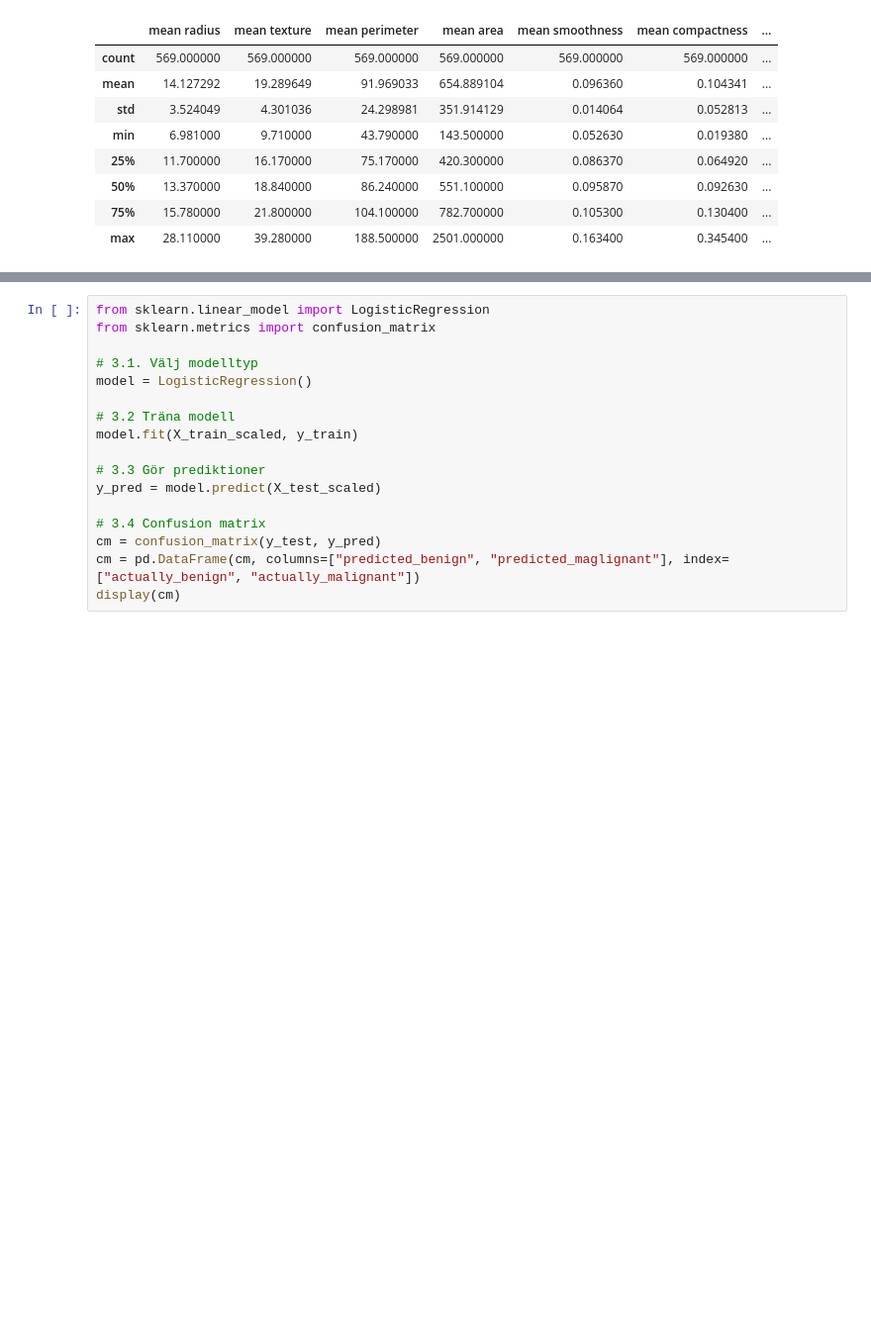
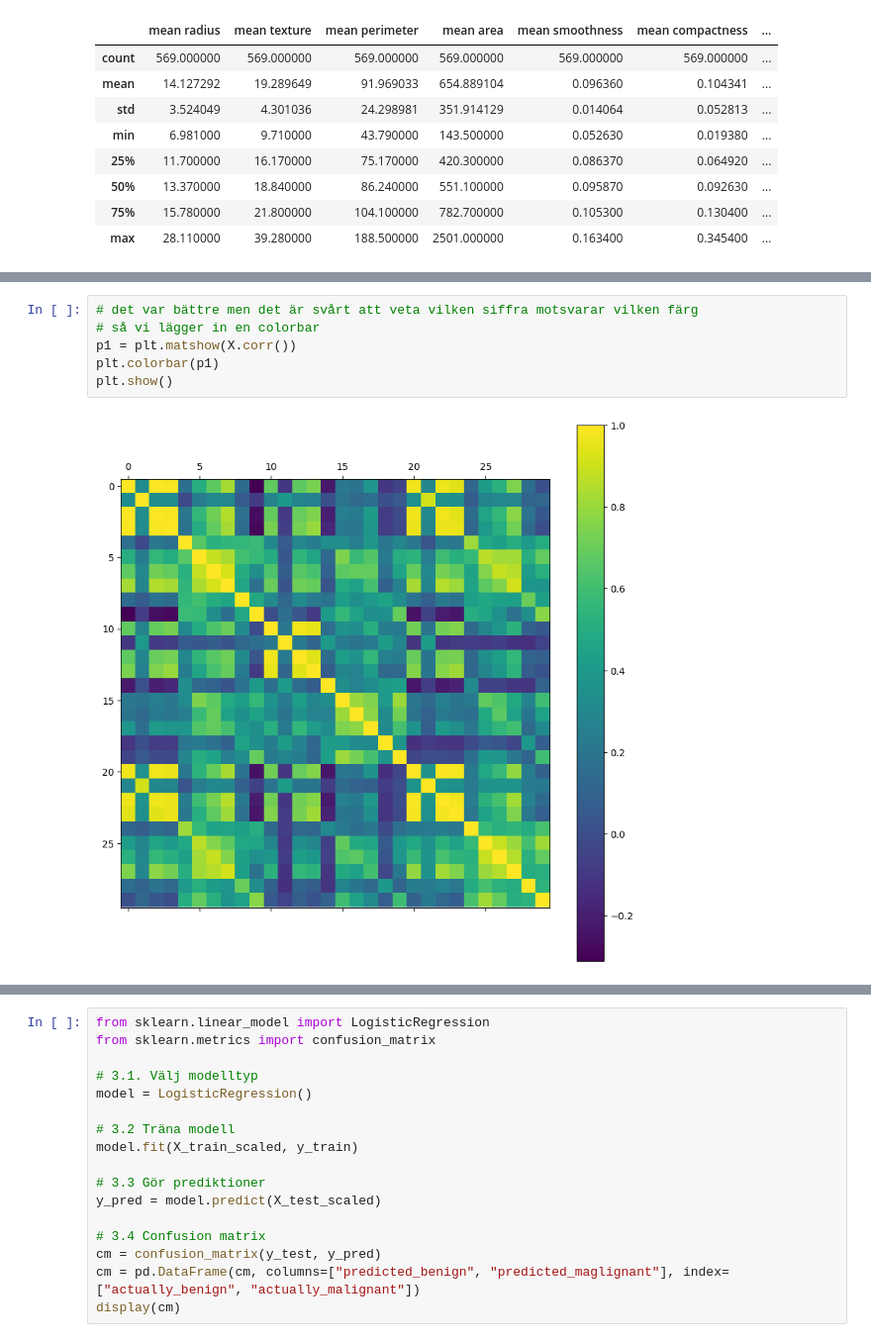
Before and after one commit to jtsuvile/AI_utbildning, a Jupyter notebook: ML_python_workshop.ipynb, the cells around one changed output, grey strips where cells are left out. Shown at 99% size. Saved outputs shown, nothing was run; the diff lists cells and outputs as text; blank space fills up the shorter version.

```diff
--- a/ML_python_workshop.ipynb
+++ b/ML_python_workshop.ipynb
@@ -154,0 +168,8 @@ Notera att det finns olika typer av skalning för olika situationer, neurala nä
+# %%
+# det var bättre men det är svårt att veta vilken siffra motsvarar vilken färg
+# så vi lägger in en colorbar
+p1 = plt.matshow(X.corr())
+plt.colorbar(p1)
+plt.show()
+# %% [output]
+[figure, added]
```
Also changed, not shown: parts of 23 cells of this notebook.
